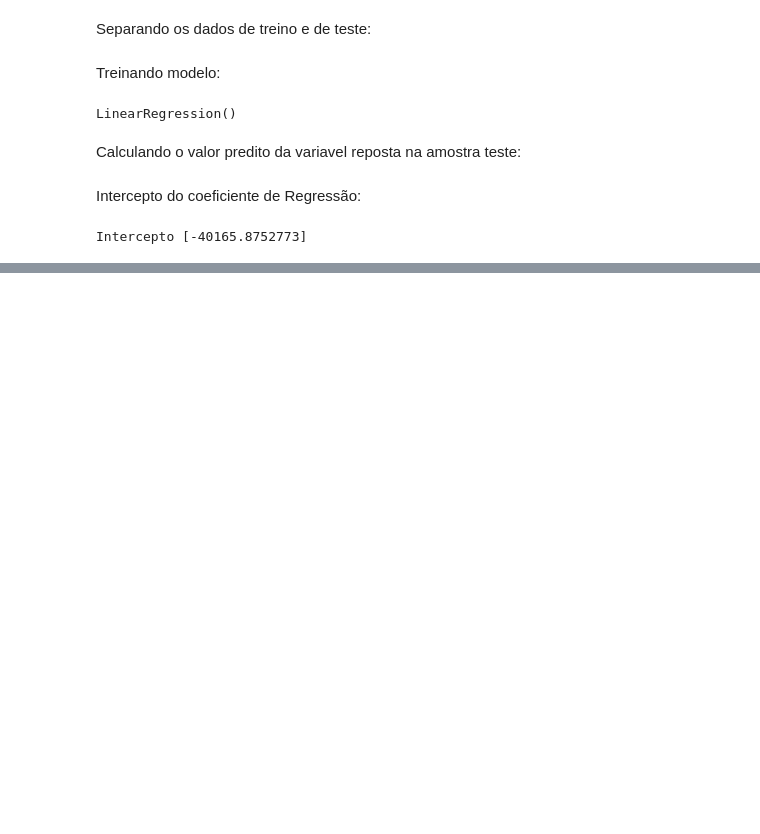
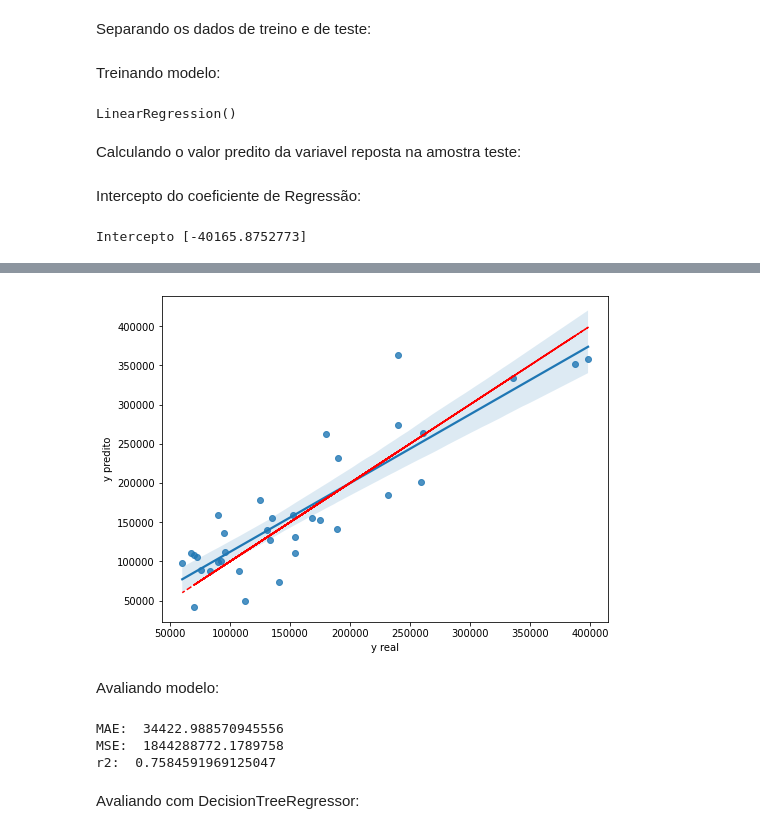
Before and after one commit to mvsampaio98/Data_Science, a Jupyter notebook: Estudos/FIAP/Fase2/4_Avaliando_modelos_regressao.ipynb, the cells around one changed output, grey strips where cells are left out. Drawn from its saved outputs; the diff is of its cells as text; code cells hidden in the pictures; blank space fills up the shorter version.

```diff
--- a/Estudos/FIAP/Fase2/4_Avaliando_modelos_regressao.ipynb
+++ b/Estudos/FIAP/Fase2/4_Avaliando_modelos_regressao.ipynb
@@ -203,0 +217,9 @@ Intercepto [-40165.8752773]
+# %%
+fig = plt.figure(figsize=(8,6))
+ax = sns.regplot(x= y_test, y = y_pred)
+ax.set(xlabel='y real', ylabel='y predito')
+ax = plt.plot(y_test, y_test, '--r')
+
+plt.show()
+# %% [output]
+[figure, added]
@@ -203,0 +228,15 @@ Intercepto [-40165.8752773]
+# %% [markdown]
+Avaliando modelo:
+# %%
+MAE = mean_absolute_error(y_test, y_pred)
+MSE = mean_squared_error(y_test, y_pred)
+r2 = r2_score(y_test, y_pred)
+print('MAE: ', MAE) # media do valor absoluto dos erros
+print('MSE: ', MSE) # media dos erros quadraticos
+print('r2: ', r2) # R-quadrado
+# %% [output]
+MAE:  34422.988570945556
+MSE:  1844288772.1789758
+r2:  0.7584591969125047
+# %% [markdown]
+Avaliando com DecisionTreeRegressor:
```
Also changed, not shown: parts of 14 cells of this notebook, 1 other file.
